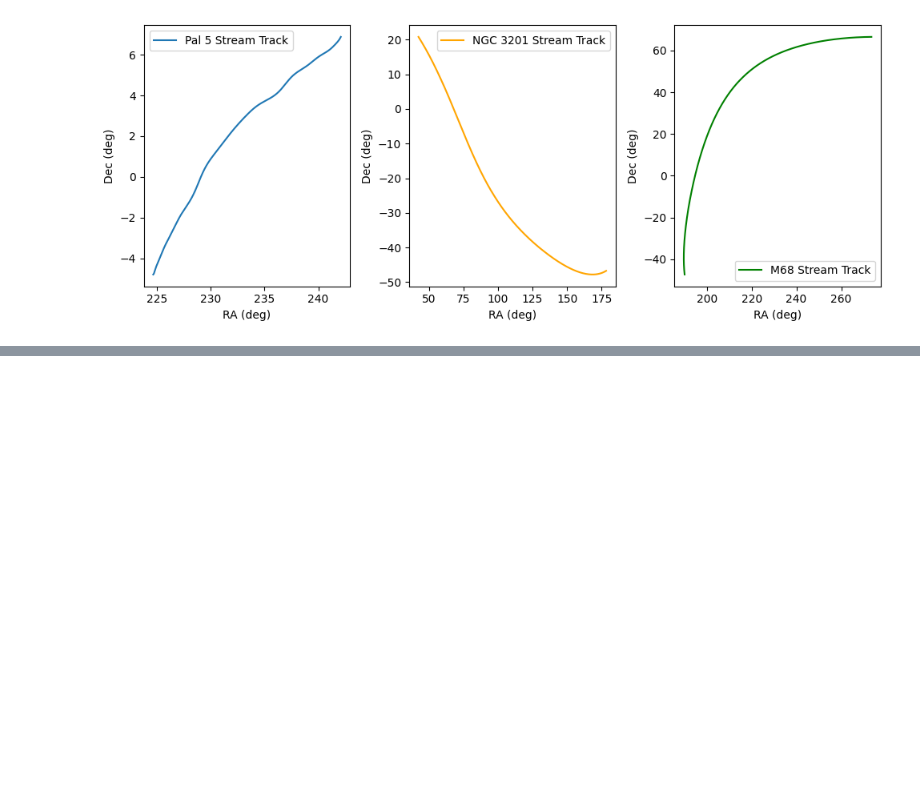
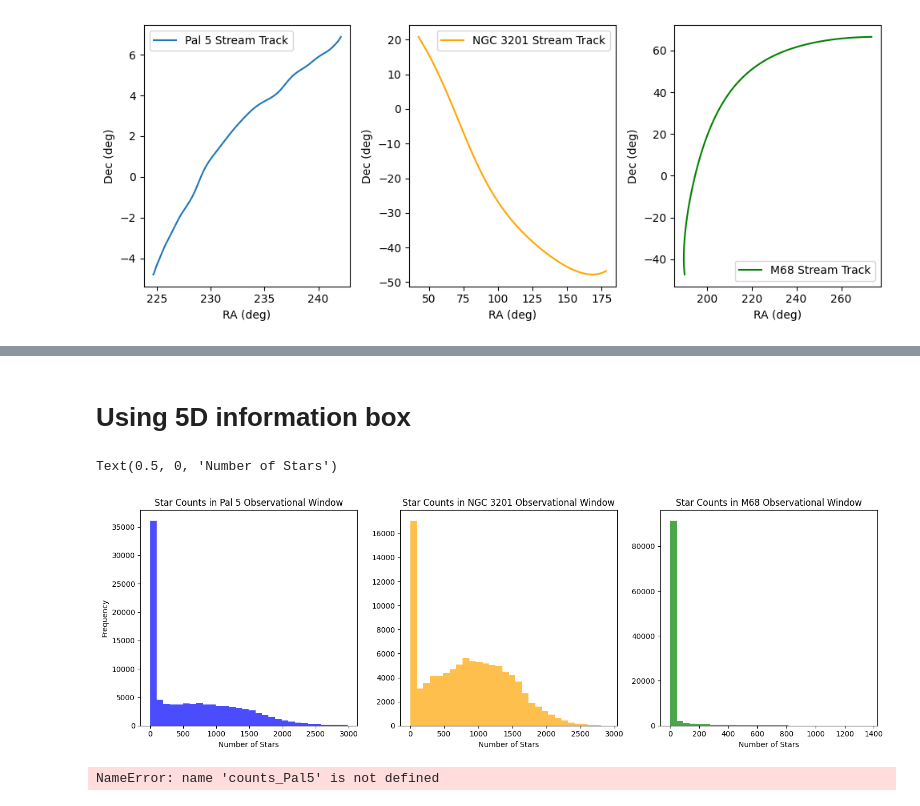
Before and after one commit to vepe99/diffusion-experiments, a Jupyter notebook: case_study5/project_stream/notebooks/observational_window.ipynb, the cells around one changed output, grey strips where cells are left out. Drawn from its saved outputs; the diff is of its cells as text; code cells hidden in the pictures; blank space fills up the shorter version.

```diff
--- a/case_study5/project_stream/notebooks/observational_window.ipynb
+++ b/case_study5/project_stream/notebooks/observational_window.ipynb
@@ -250,0 +268,2 @@ len(counts_Pal5), len(counts_NGC3201), len(counts_M68)
+# %% [markdown]
+# Using 5D information box
@@ -250,0 +393,24 @@ len(counts_Pal5), len(counts_NGC3201), len(counts_M68)
+# %%
+fig = plt.figure(figsize=(15,5), tight_layout=True)
+ax1 = fig.add_subplot(131)
+ax1.hist(counts_Pal5, bins=30, color='blue', alpha=0.7)
+ax1.set_title('Star Counts in Pal 5 Observational Window')
+ax1.set_xlabel('Number of Stars')
+ax1.set_ylabel('Frequency')
+
+ax2 = fig.add_subplot(132)
+ax2.hist(counts_NGC3201, bins=30, color='orange', alpha=0.7)
+ax2.set_title('Star Counts in NGC 3201 Observational Window')
+ax2.set_xlabel('Number of Stars')
+
+ax3 = fig.add_subplot(133)
+ax3.hist(counts_M68, bins=30, color='green', alpha=0.7)
+ax3.set_title('Star Counts in M68 Observational Window')
+ax3.set_xlabel('Number of Stars')
+# %% [output]
+Text(0.5, 0, 'Number of Stars')
+[figure, added]
+# %%
+counts_Pal5
+# %% [output]
+NameError: name 'counts_Pal5' is not defined
```
Also changed, not shown: parts of 6 cells of this notebook, 5 other files.
